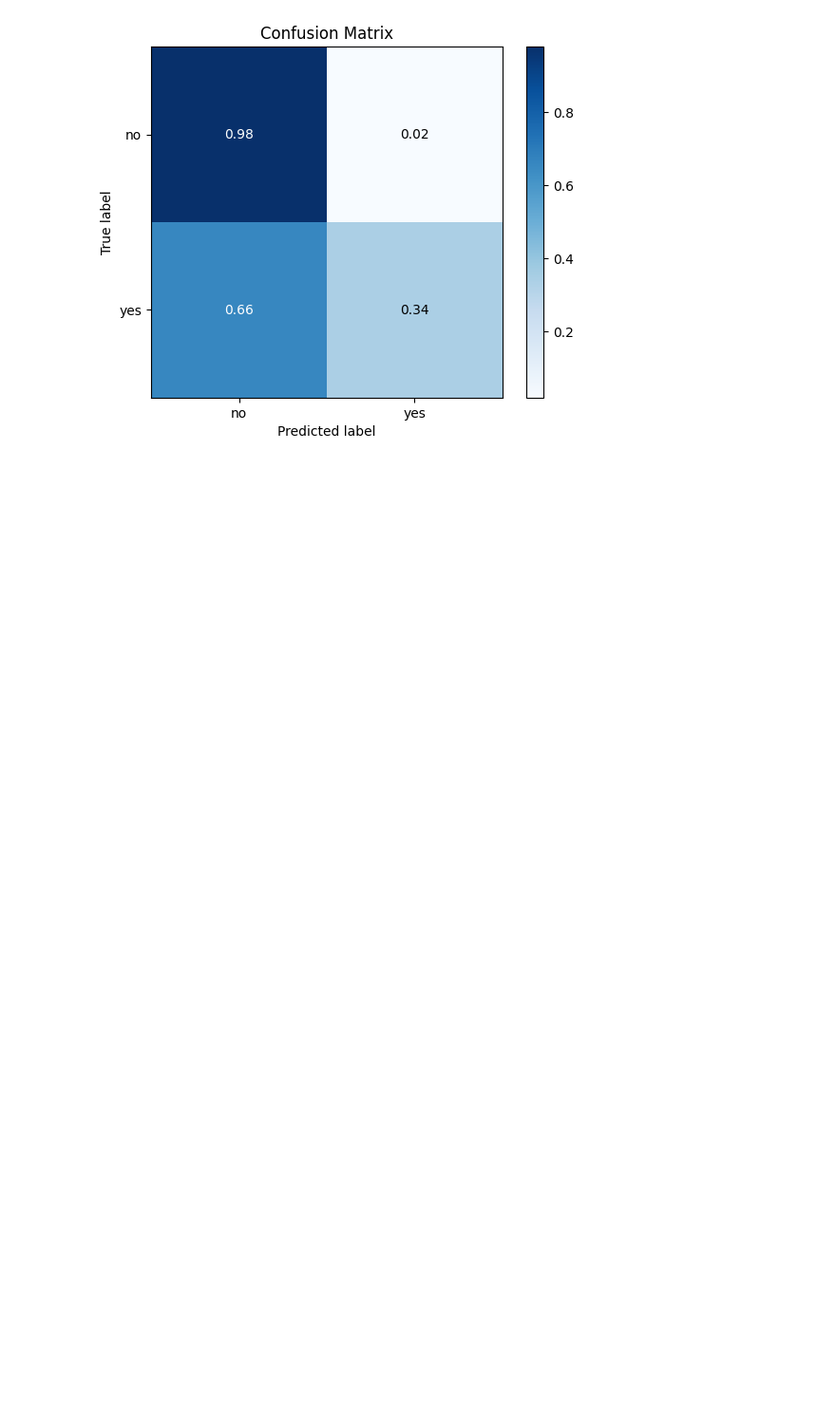
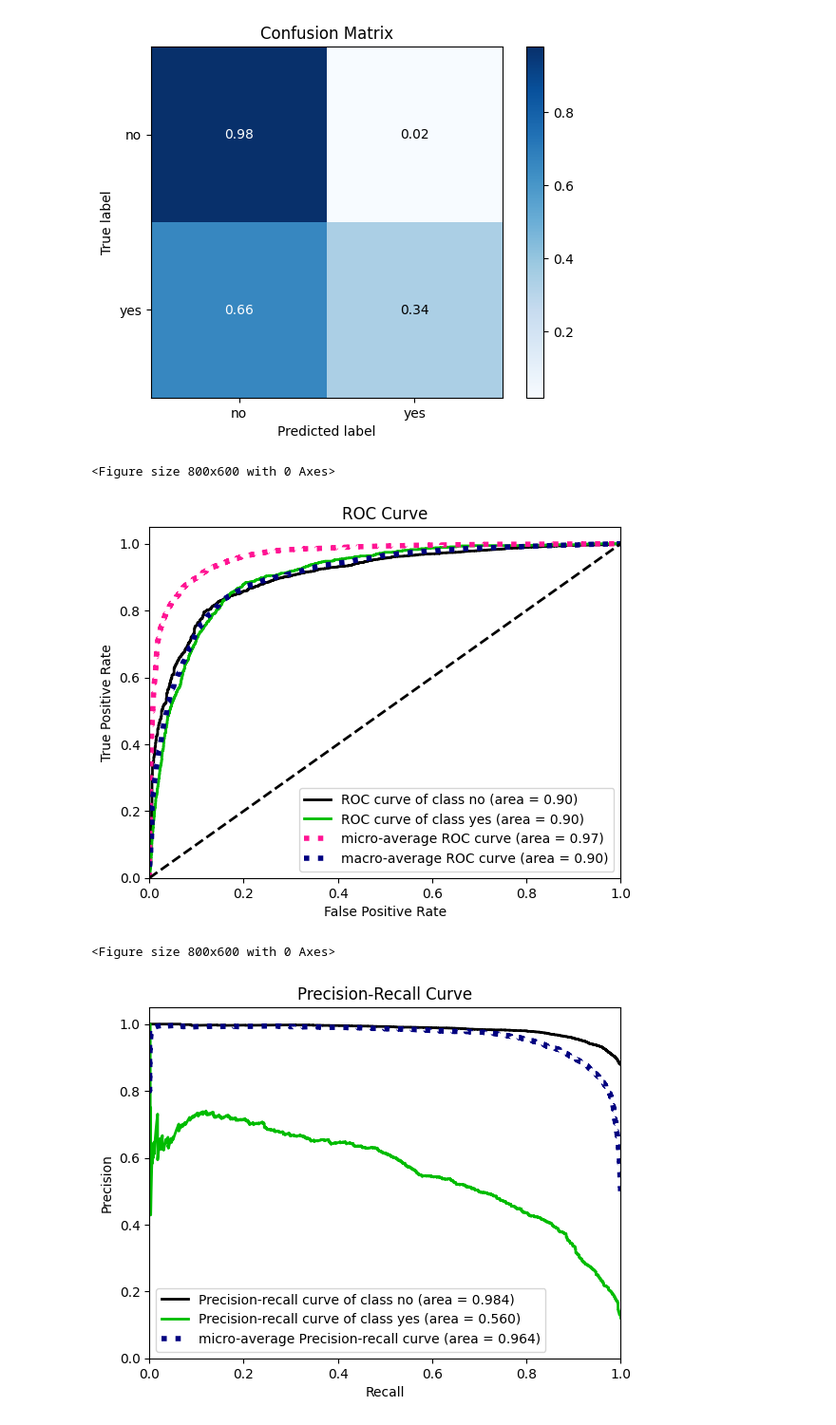
Before and after one commit to codecstasy/Machine_Learning_3-2, a Jupyter notebook: Assignment 2/BankProblem.ipynb, the cells around one changed output. Shown at 95% size. Saved outputs shown, nothing was run; the diff lists cells and outputs as text; code cells hidden in the pictures; blank space fills up the shorter version.

```diff
--- a/Assignment 2/BankProblem.ipynb
+++ b/Assignment 2/BankProblem.ipynb
@@ -77,3 +106,19 @@ plt.title('Confusion Matrix')
 plt.show()
 # %% [output]
 [figure]
+# %%
+plt.figure(figsize=(8, 6))
+plot_roc(y_test, model.predict_proba(X_test))
+plt.title('ROC Curve')
+plt.show()
+
+from scikitplot.metrics import plot_precision_recall
+plt.figure(figsize=(8, 6))
+plot_precision_recall(y_test, model.predict_proba(X_test))
+plt.title('Precision-Recall Curve')
+plt.show()
+# %% [output]
+<Figure size 800x600 with 0 Axes>
+[figure, added]
+<Figure size 800x600 with 0 Axes>
+[figure, added]
```
Also changed, not shown: parts of 2 cells of this notebook.
